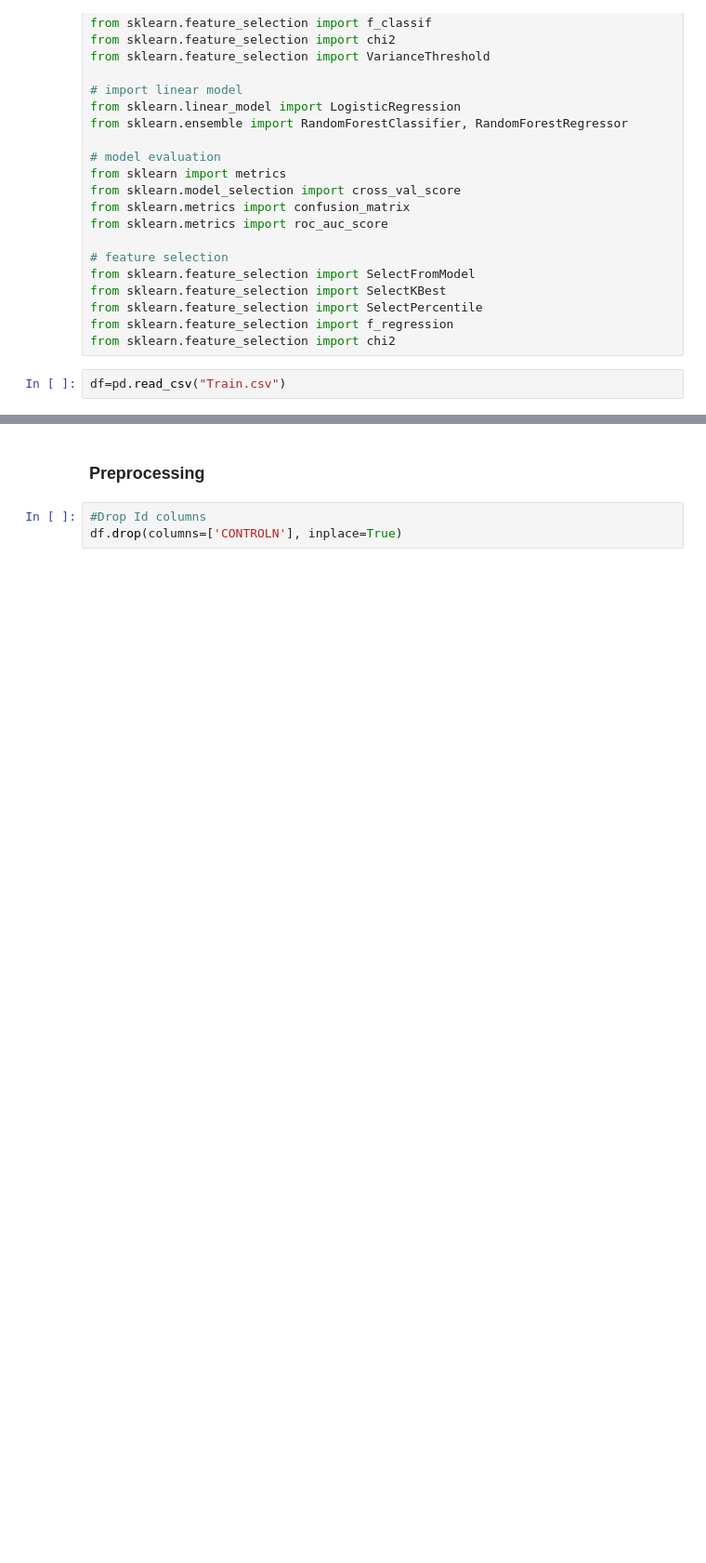
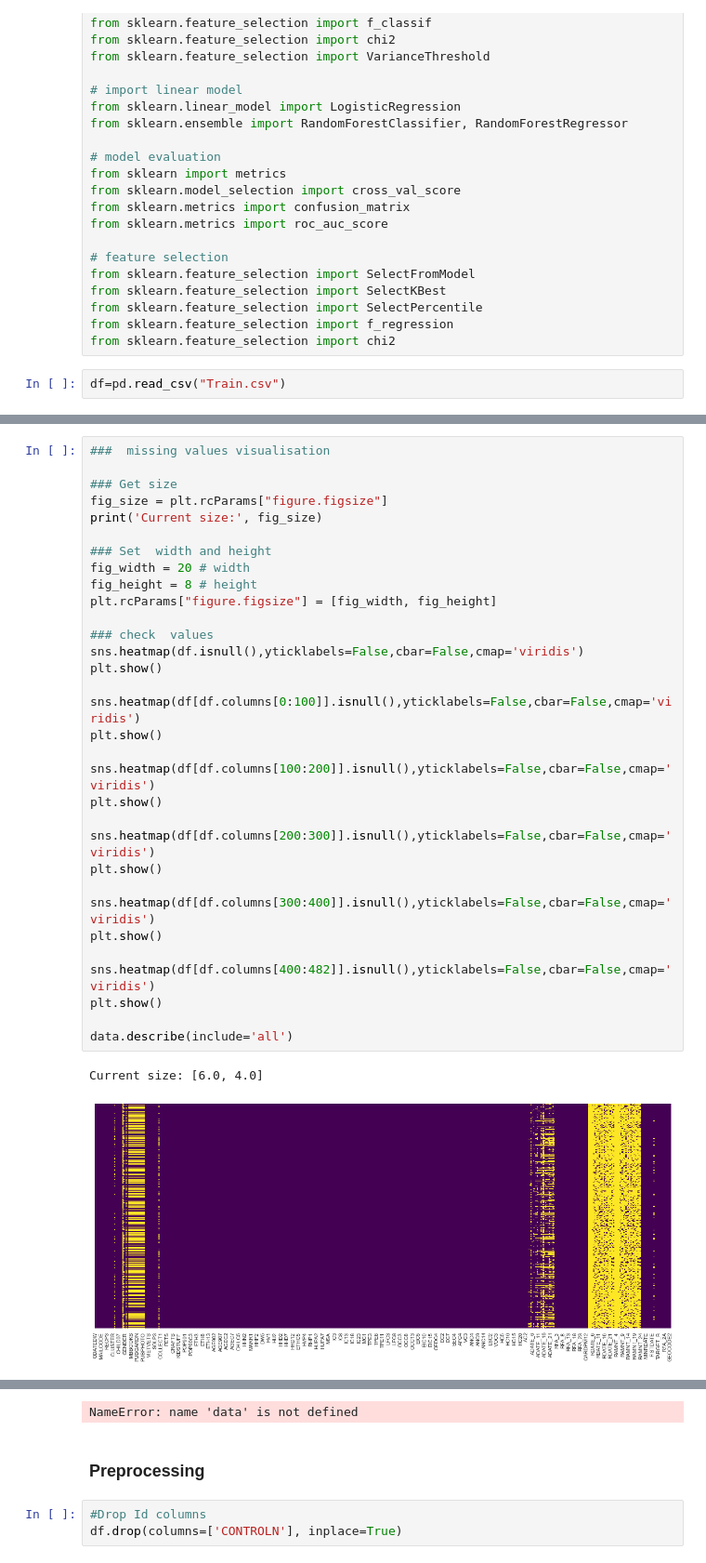
Before and after one commit to cospring2222/kdd98-FinalProject, a Jupyter notebook: DataExplAndPrep.ipynb, the cells around one changed output, grey strips where cells are left out. Shown at 93% size. Saved outputs shown, nothing was run; the diff lists cells and outputs as text; blank space fills up the shorter version.

```diff
--- a/DataExplAndPrep.ipynb
+++ b/DataExplAndPrep.ipynb
@@ -37,0 +68,35 @@ df=pd.read_csv("Train.csv")
+# %%
+###  missing values visualisation
+
+### Get size
+fig_size = plt.rcParams["figure.figsize"]
+print('Current size:', fig_size)
+
+### Set  width and height
+fig_width = 20 # width
+fig_height = 8 # height
+plt.rcParams["figure.figsize"] = [fig_width, fig_height]
+
+### check  values
+sns.heatmap(df.isnull(),yticklabels=False,cbar=False,cmap='viridis')
+plt.show()
+
+sns.heatmap(df[df.columns[0:100]].isnull(),yticklabels=False,cbar=False,cmap='viridis')
+plt.show()
+
+sns.heatmap(df[df.columns[100:200]].isnull(),yticklabels=False,cbar=False,cmap='viridis')
+plt.show()
+
+sns.heatmap(df[df.columns[200:300]].isnull(),yticklabels=False,cbar=False,cmap='viridis')
+plt.show()
+
+sns.heatmap(df[df.columns[300:400]].isnull(),yticklabels=False,cbar=False,cmap='viridis')
+plt.show()
+
+sns.heatmap(df[df.columns[400:482]].isnull(),yticklabels=False,cbar=False,cmap='viridis')
+plt.show()
+
+data.describe(include='all')
+# %% [output]
+Current size: [6.0, 4.0]
+[figure, added]
@@ -38,3 +108,4 @@ df=pd.read_csv("Train.csv")
+NameError: name 'data' is not defined
 # %% [markdown]
 ### Preprocessing
 # %%
```
Also changed, not shown: parts of 9 cells of this notebook, 4 other files.
